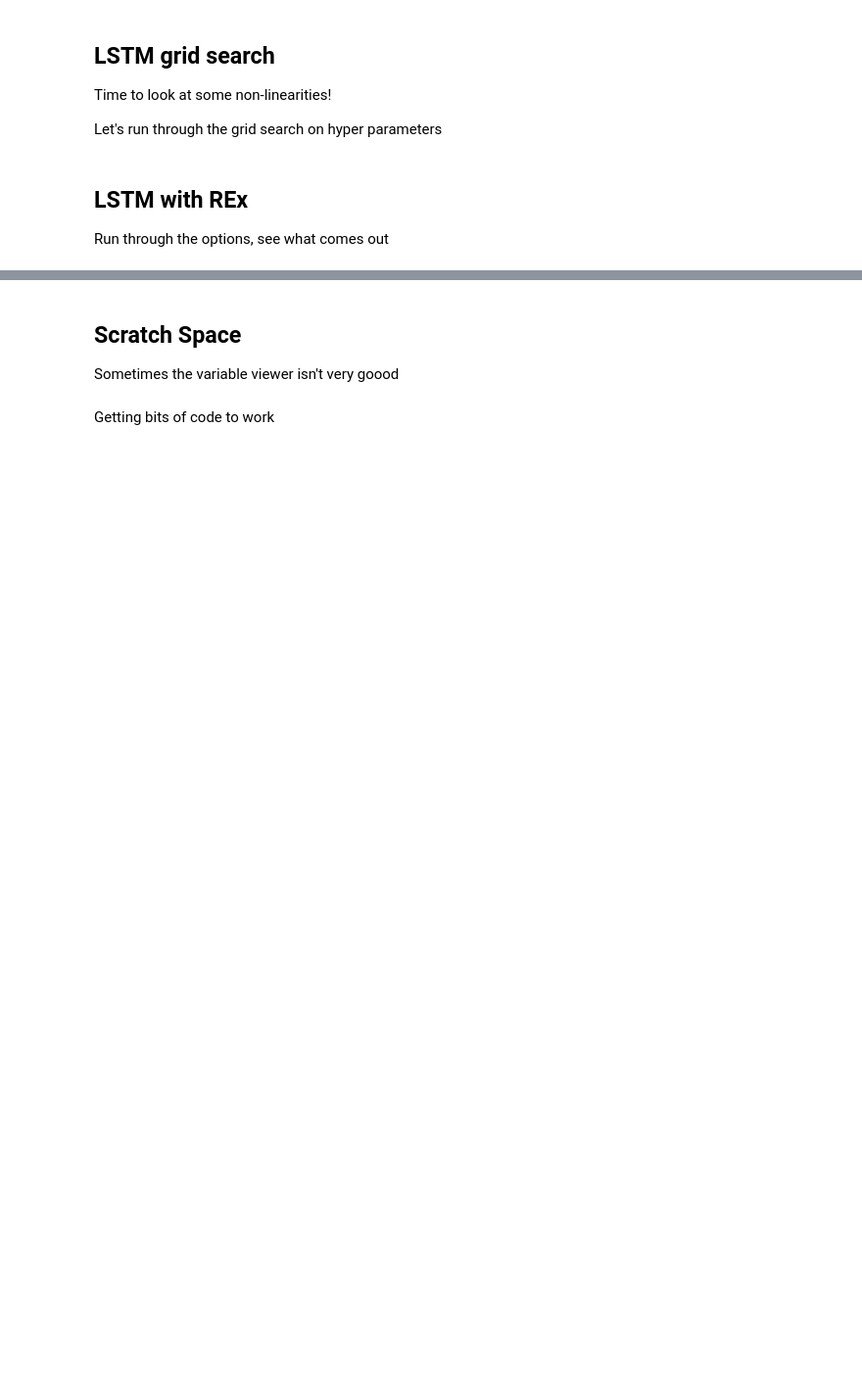
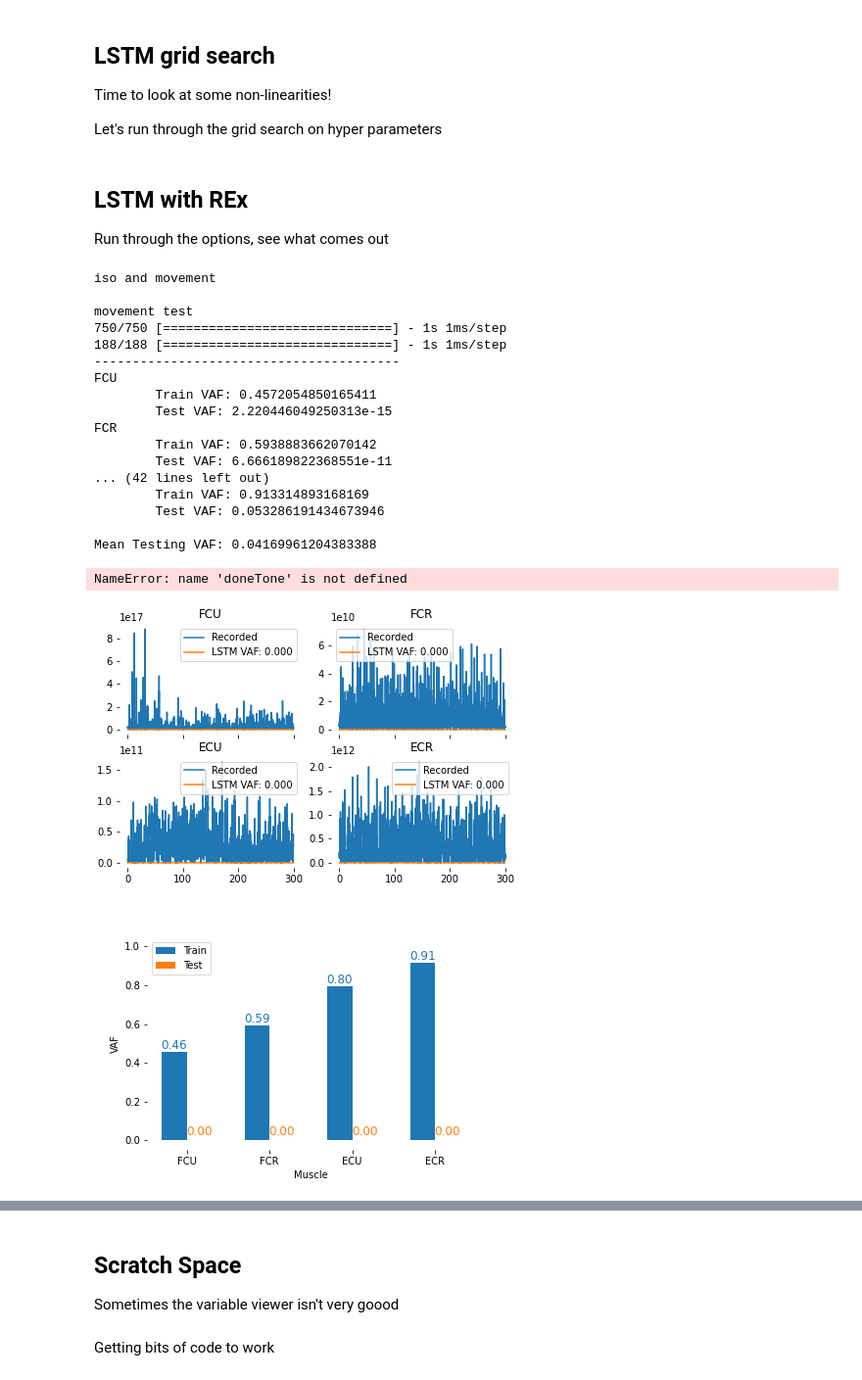
Before and after one commit to limblab/proc-kevin, a Jupyter notebook: LSTM/LSTM_exploration.ipynb, the cells around one changed output, grey strips where cells are left out. Shown at 98% size. Drawn from its saved outputs; the diff is of its cells as text; code cells hidden in the pictures; blank space fills up the shorter version.

```diff
--- a/LSTM/LSTM_exploration.ipynb
+++ b/LSTM/LSTM_exploration.ipynb
@@ -117,3 +141,16 @@ def load_josh_mat(curr_data):
+# %%
+import winsound
+
+def doneTone():
+    low_A = 440
+    # C_sharp = int(440* 2**(4/12))
+    # E = int(440* 2**(7/12))
+    # hi_A = int(440* 2)
+
+    winsound.Beep(low_A, 500)
+    # winsound.Beep(E, 500)
+    # winsound.Beep(C_sharp, 500)
+    # winsound.Beep(hi_A, 1500)
 # %% [markdown]
 XDS:
 # %% [markdown]
@@ -698,10 +766,10 @@ def LSTM_rex(train_firing, train_EMG, test_firing, test_EMG, test_timestamps, pl
 
 
     # hyper params
-    layer_0_units = 200
+    layer_0_units = 300
     drop_in = .25     # input dropout percentage for LSTM layer
-    drop_rec = .25    # recurrent dropout for LSTM
-    drop_lay = .25    # dropout layer?
+    drop_rec = 0    # recurrent dropout for LSTM
+    drop_lay = .15    # dropout layer?
 
     # size and name of outputs
     n_target = train_EMG[0].shape[1] # dimensionality of target (EMGs usually)
@@ -732,6 +800,14 @@ def LSTM_rex(train_firing, train_EMG, test_firing, test_EMG, test_timestamps, pl
         temp_train = np.append(temp_train, ii_EMG * np.ones((EMG.shape[0],1)), axis=-1) # append a category flag to the last column
         rnn_train_o = np.append(rnn_train_o, temp_train, axis=0)
 
+    # normalize EMGs
+    EMG_std = np.std(rnn_train_o, axis=0)
+    for ii in np.arange(rnn_train_o.shape[1] - 1):
+        rnn_train_o[:,ii] = rnn_train_o[:,ii]/EMG_std[ii]
+        rnn_test_o[:,ii] = rnn_test_o[:,ii]/EMG_std[ii]
+
+
+
 
     # create the model
     mdl = tf.keras.models.Sequential()
@@ -743,7 +819,7 @@ def LSTM_rex(train_firing, train_EMG, test_firing, test_EMG, test_timestamps, pl
 
     mdl.compile(loss=vrex_loss, optimizer='rmsprop', metrics='mse')
 
-    mdl.fit(rnn_train_i, rnn_train_o, epochs=30, batch_size=128)
+    mdl.fit(rnn_train_i, rnn_train_o, epochs=30, batch_size=128, verbose=False)
 
 
     train_pred = mdl.predict(rnn_train_i)
@@ -758,6 +834,8 @@ def LSTM_rex(train_firing, train_EMG, test_firing, test_EMG, test_timestamps, pl
         print(col_names[ii])
         print(f"\tTrain VAF: {train_VAFs[ii]}")
         print(f"\tTest VAF: {test_VAFs[ii]}")
+
+    print(f"\nMean Testing VAF: {np.mean(test_VAFs)}")
 
 
     # plottin
@@ -910,9 +1115,40 @@ log = LSTM_grid_search(firing, EMG, n_iter = 30, n_fold = 4)
 
 Run through the options, see what comes out
 # %%
+print('iso and movement')
+
 _, train_firing_0, train_EMG_0, _, _ = load_josh_mat(data['IsoTrain'])
 _, train_firing_1, train_EMG_1, _, _ = load_josh_mat(data['WmTrain'])
+
+print('\nmovement test')
 test_timestamps, test_firing, test_EMG, test_force, test_kin = load_josh_mat(data['WmTest'])
+LSTM_rex([train_firing_0, train_firing_1], [train_EMG_0, train_EMG_1], test_firing, test_EMG, test_timestamps)
+print('\niso test')
+test_timestamps, test_firing, test_EMG, test_force, test_kin = load_josh_mat(data['IsoTest'])
+LSTM_rex([train_firing_0, train_firing_1], [train_EMG_0, train_EMG_1], test_firing, test_EMG, test_timestamps)
+print('\nspring test')
+test_timestamps, test_firing, test_EMG, test_force, test_kin = load_josh_mat(data['SprTest'])
+LSTM_rex([train_firing_0, train_firing_1], [train_EMG_0, train_EMG_1], test_firing, test_EMG, test_timestamps)
 
-
-LSTM_rex([train_firing_0, train_firing_1], [train_EMG_0, train_EMG_1], test_firing, test_EMG, test_timestamps)
+doneTone()
+# %% [output]
+iso and movement
+
+movement test
+750/750 [==============================] - 1s 1ms/step
+188/188 [==============================] - 1s 1ms/step
+----------------------------------------
+FCU
+        Train VAF: 0.4572054850165411
+        Test VAF: 2.220446049250313e-15
+FCR
+        Train VAF: 0.5938883662070142
+        Test VAF: 6.666189822368551e-11
+... (42 lines left out)
+        Train VAF: 0.913314893168169
+        Test VAF: 0.053286191434673946
+
+Mean Testing VAF: 0.04169961204383388
+NameError: name 'doneTone' is not defined
+[figure, added]
+[figure, added]
```
Also changed, not shown: parts of 45 cells of this notebook.
